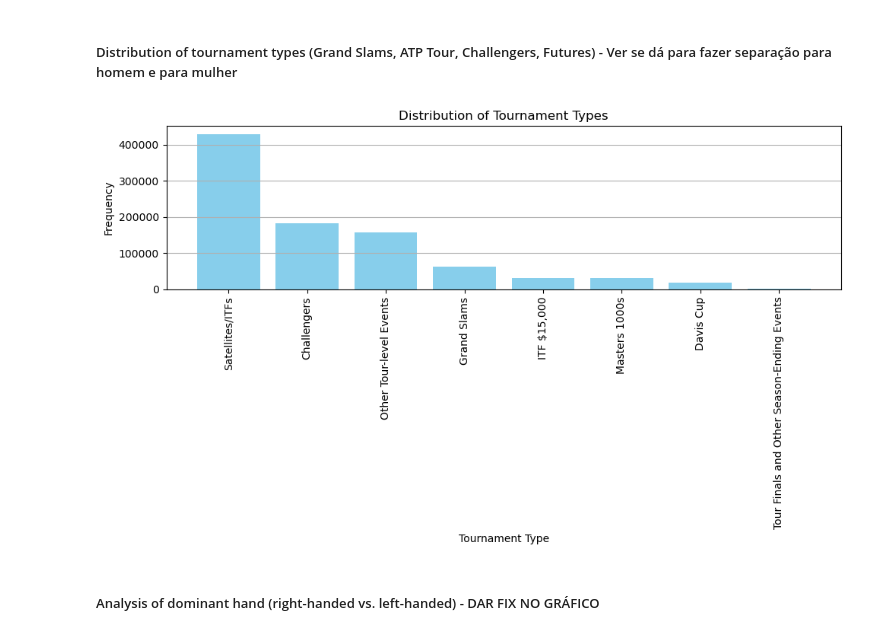
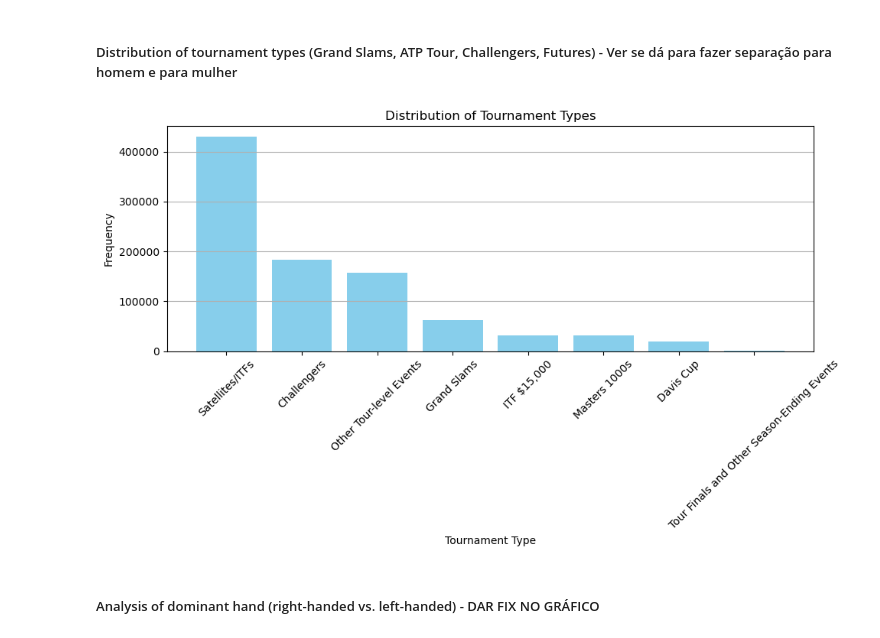
Before and after one commit to joao-oak/Big-Data-Spark, a Jupyter notebook: tennis_queries_Lara_Bea_2.ipynb, the cells around one changed output. Cells and saved outputs as stored; diff of their text form; code cells hidden in the pictures.

```diff
--- a/tennis_queries_Lara_Bea_2.ipynb
+++ b/tennis_queries_Lara_Bea_2.ipynb
@@ -475,37 +476,37 @@ plt.show()
 # %%
 tournament_level_mapping = {
     'G': 'Grand Slams',
     'M': 'Masters 1000s',
     'A': 'Other Tour-level Events',
     'C': 'Challengers',
     'S': 'Satellites/ITFs',
     'F': 'Tour Finals and Other Season-Ending Events',
     'D': 'Davis Cup',
     'P': 'Premier',
     'PM': 'Premier Mandatory',
     'I': 'International',
     '15': 'ITF $15,000',
 }
 
-matches = matches.withColumn('tourney_level_desc', F.create_map([F.lit(x) for x in chain(*tournament_level_mapping.items())])[F.col('tourney_level')])
+matches_tourney = matches.withColumn('tourney_level_desc', F.create_map([F.lit(x) for x in chain(*tournament_level_mapping.items())])[F.col('tourney_level')])
 
 # Filter out rows with missing values in 'tourney_level_desc' column
-matches = matches.filter(matches['tourney_level_desc'].isNotNull())
+matches_tourney = matches_tourney.filter(matches_tourney['tourney_level_desc'].isNotNull())
 
-tournament_type_counts = matches.groupby('tourney_level_desc').count().orderBy('count', ascending=False)
+tournament_type_counts = matches_tourney.groupby('tourney_level_desc').count().orderBy('count', ascending=False)
 tournament_type_counts_pandas = tournament_type_counts.toPandas()
 
 plt.figure(figsize=(10, 6))
 plt.bar(tournament_type_counts_pandas['tourney_level_desc'], tournament_type_counts_pandas['count'], color='skyblue')
 plt.title('Distribution of Tournament Types')
 plt.xlabel('Tournament Type')
 plt.ylabel('Frequency')
-plt.xticks(rotation=90)
+plt.xticks(rotation=45)
 plt.grid(axis='y')
 plt.tight_layout()
 plt.show()
 # %% [output]
-[figure, old version]
+[figure, new version]
 # %% [markdown]
 ##### Analysis of dominant hand (right-handed vs. left-handed) - DAR FIX NO GRÁFICO
 # %%
```
Also changed, not shown: parts of 20 cells of this notebook.
